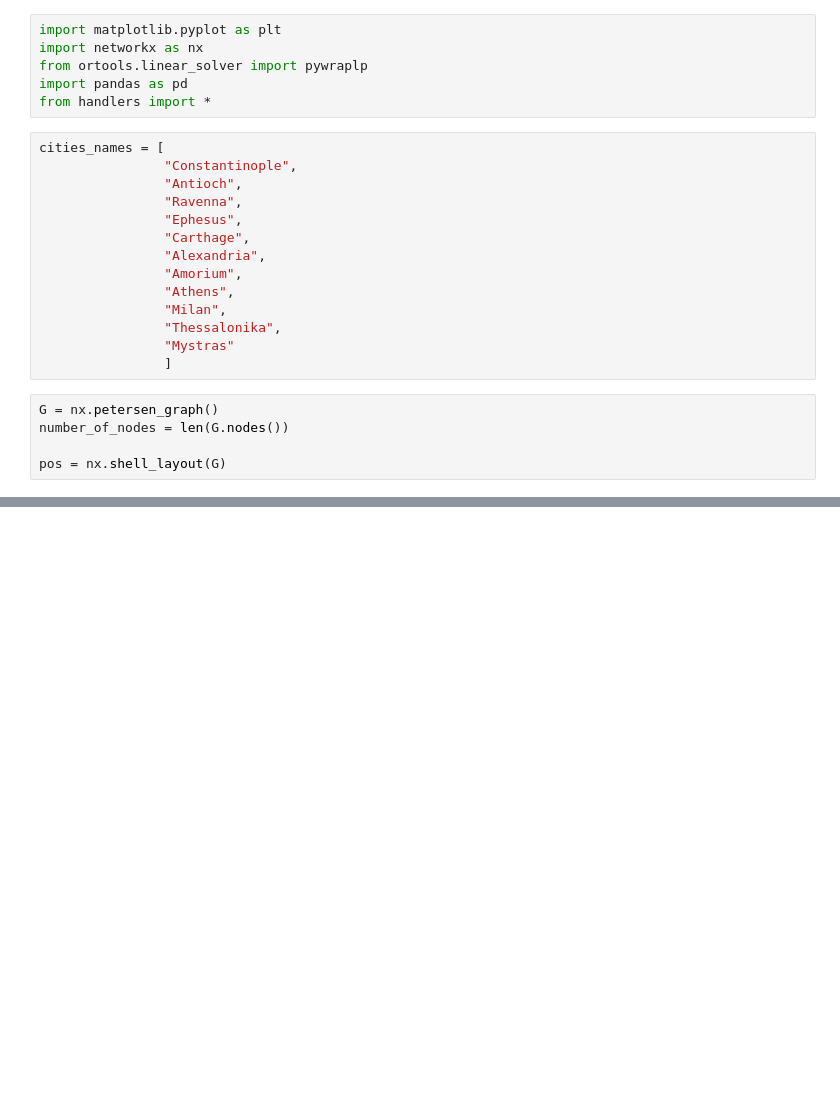
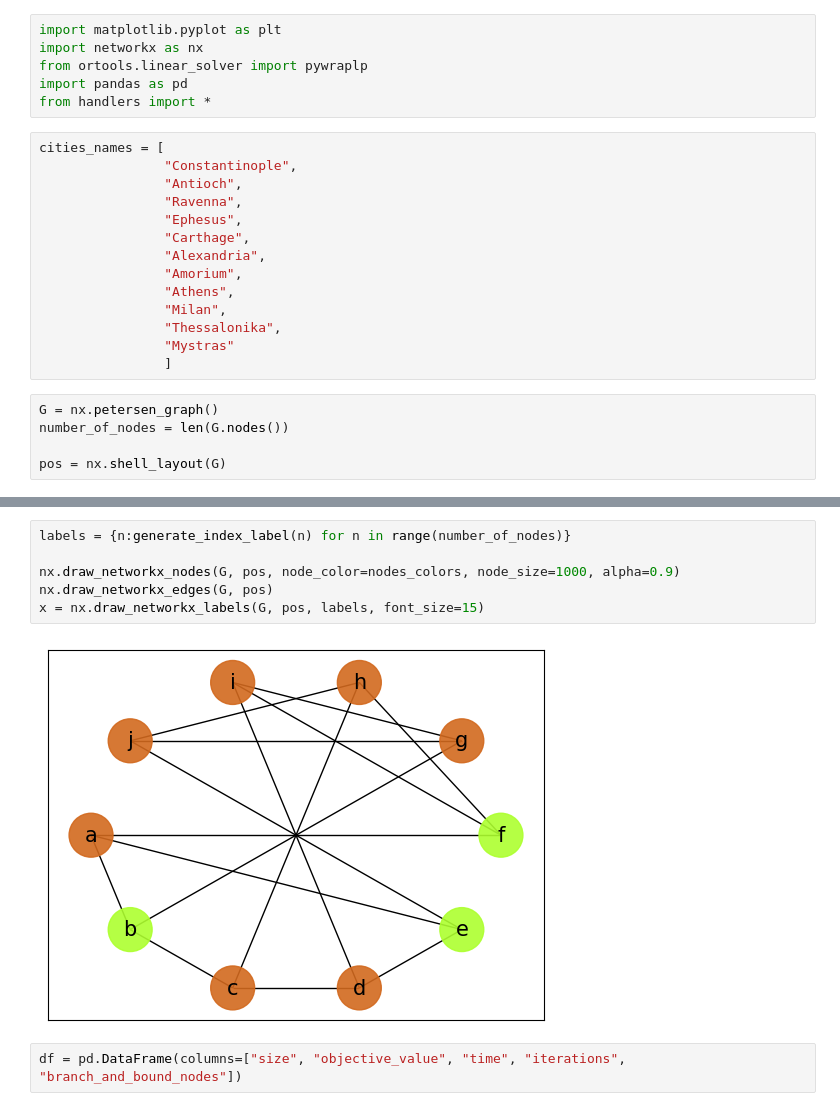
Before and after one commit to R-Stanz/Roman_Domination-ILP, a Jupyter notebook: roman_domination_ILP.ipynb, the cells around one changed output, grey strips where cells are left out. Cells and saved outputs as stored; diff of their text form; blank space fills up the shorter version.

Commit message:
Some Automation To The RR Formulation Benchmark Data

```diff
--- a/roman_domination_ILP.ipynb
+++ b/roman_domination_ILP.ipynb
@@ -57,0 +85,10 @@ TypeError: 'LinearConstraint' object is not iterable
+# %%
+labels = {n:generate_index_label(n) for n in range(number_of_nodes)}
+
+nx.draw_networkx_nodes(G, pos, node_color=nodes_colors, node_size=1000, alpha=0.9)
+nx.draw_networkx_edges(G, pos)
+x = nx.draw_networkx_labels(G, pos, labels, font_size=15)
+# %% [output]
+[figure, added]
+# %%
+df = pd.DataFrame(columns=["size", "objective_value", "time", "iterations", "branch_and_bound_nodes"])
```
Also changed, not shown: parts of 13 cells of this notebook, 1 other file.
